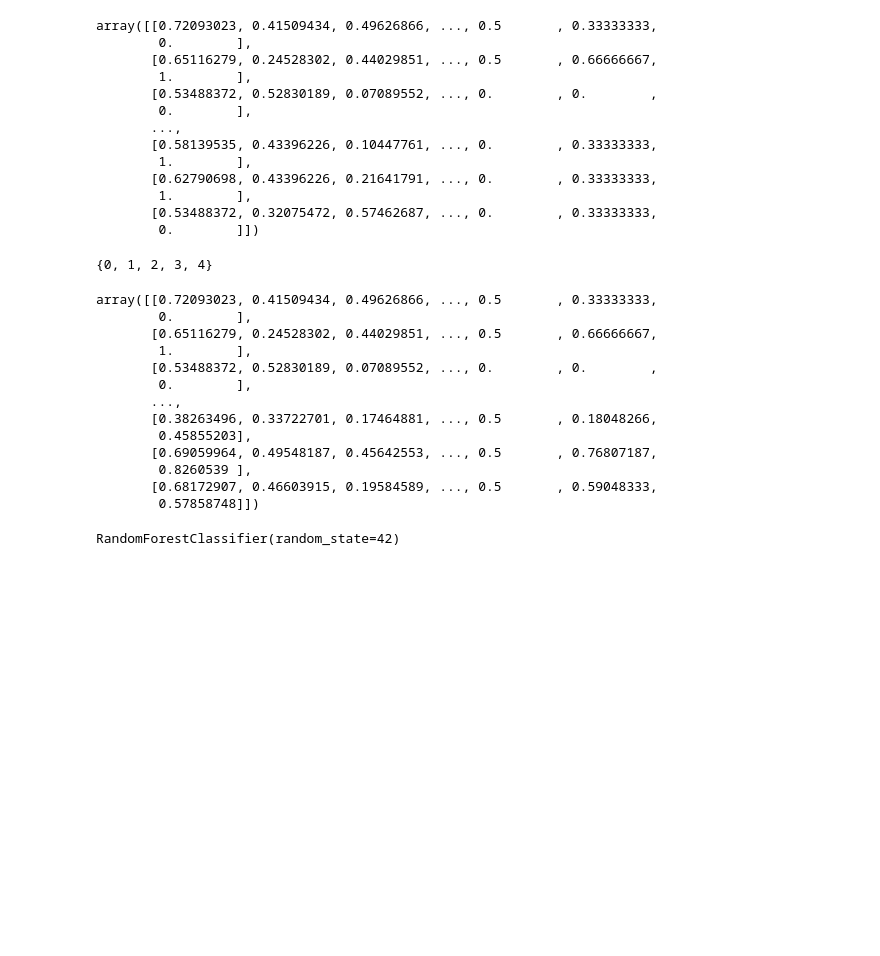
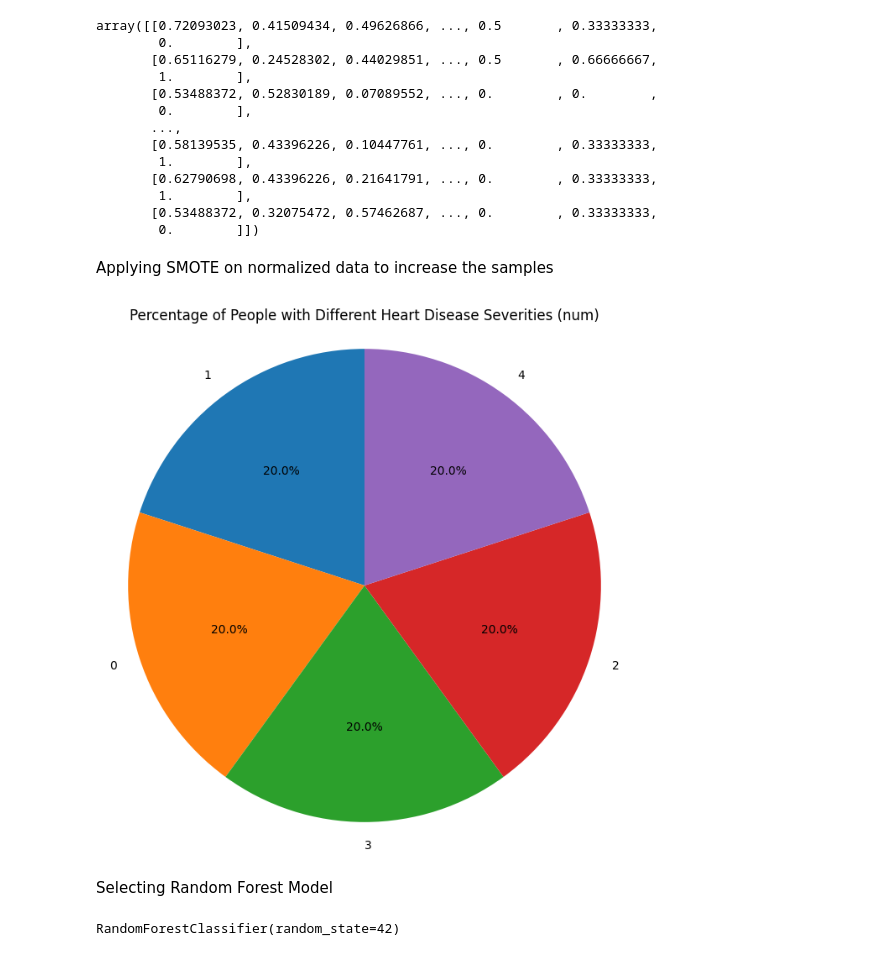
Before and after one commit to gautumsvp7/heart-attack-prediction, a Jupyter notebook: ml_model_2.ipynb, the cells around one changed output. Cells and saved outputs as stored; diff of their text form; code cells hidden in the pictures; blank space fills up the shorter version.

```diff
--- a/ml_model_2.ipynb
+++ b/ml_model_2.ipynb
@@ -95,10 +99,8 @@ array([[0.72093023, 0.41509434, 0.49626866, ..., 0.5       , 0.33333333,
         1.        ],
        [0.53488372, 0.32075472, 0.57462687, ..., 0.        , 0.33333333,
         0.        ]])
-# %%
-set(y_train)
-# %% [output]
-{0, 1, 2, 3, 4}
+# %% [markdown]
+Applying SMOTE on normalized data to increase the samples
 # %%
 from imblearn.over_sampling import SMOTE
 from collections import Counter
@@ -106,21 +108,18 @@ from collections import Counter
 smote = SMOTE(random_state=42)
 X_train_sm, y_train_sm = smote.fit_resample(X_train_scaled, y_train)
 # %%
-X_train_sm
+num_counts = y_train_sm.value_counts()
+
+# Plot a pie chart
+plt.figure(figsize=(8, 8))
+plt.pie(num_counts, labels=num_counts.index, autopct='%1.1f%%', startangle=90)
+plt.title('Percentage of People with Different Heart Disease Severities (num)')
+plt.axis('equal')  # Equal aspect ratio ensures that pie is drawn as a circle.
+plt.show()
 # %% [output]
-array([[0.72093023, 0.41509434, 0.49626866, ..., 0.5       , 0.33333333,
-        0.        ],
-       [0.65116279, 0.24528302, 0.44029851, ..., 0.5       , 0.66666667,
-        1.        ],
-       [0.53488372, 0.52830189, 0.07089552, ..., 0.        , 0.        ,
-        0.        ],
-       ...,
-       [0.38263496, 0.33722701, 0.17464881, ..., 0.5       , 0.18048266,
-        0.45855203],
-       [0.69059964, 0.49548187, 0.45642553, ..., 0.5       , 0.76807187,
-        0.8260539 ],
-       [0.68172907, 0.46603915, 0.19584589, ..., 0.5       , 0.59048333,
-        0.57858748]])
+[figure, added]
+# %% [markdown]
+Selecting Random Forest Model
 # %%
 rf_model = RandomForestClassifier(random_state=42)
 rf_model.fit(X_train_sm, y_train_sm)
```
Also changed, not shown: parts of 13 cells of this notebook.
